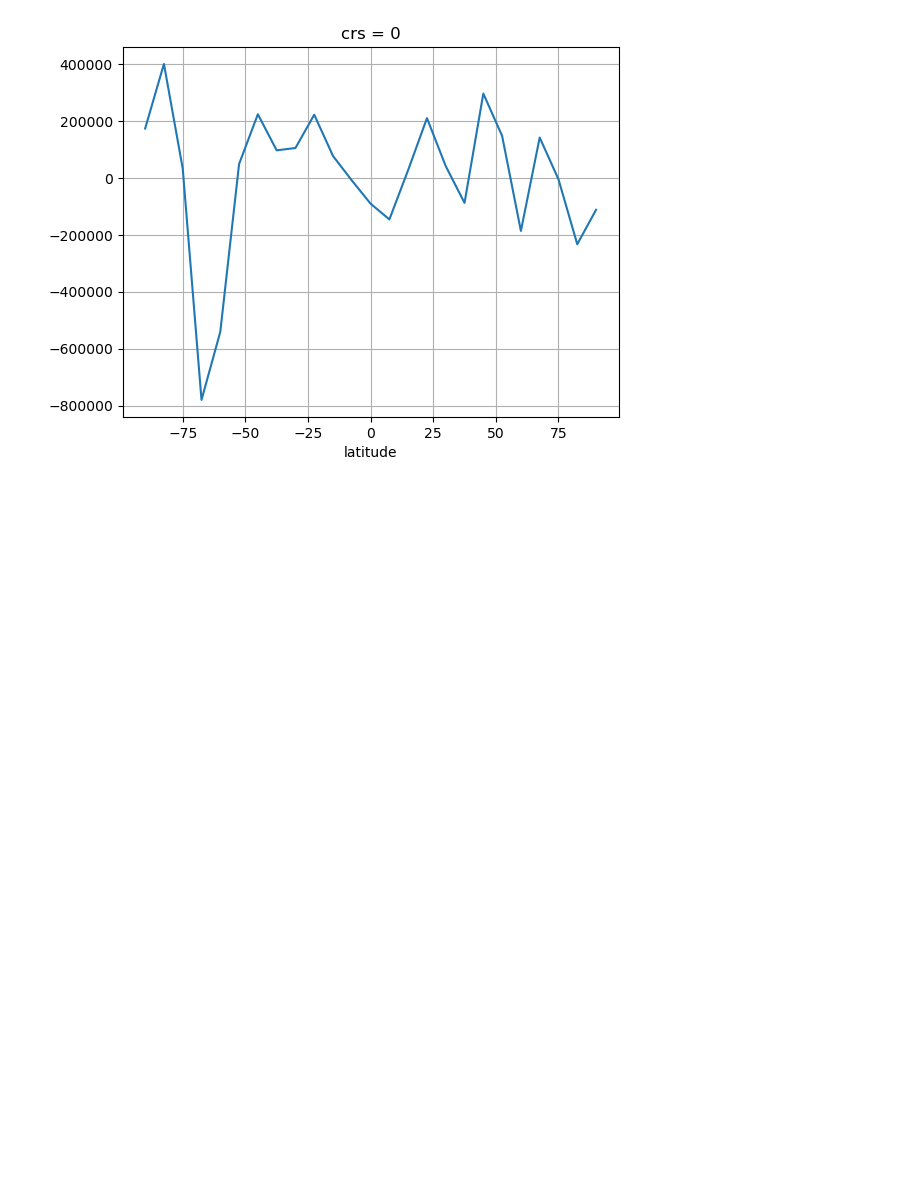
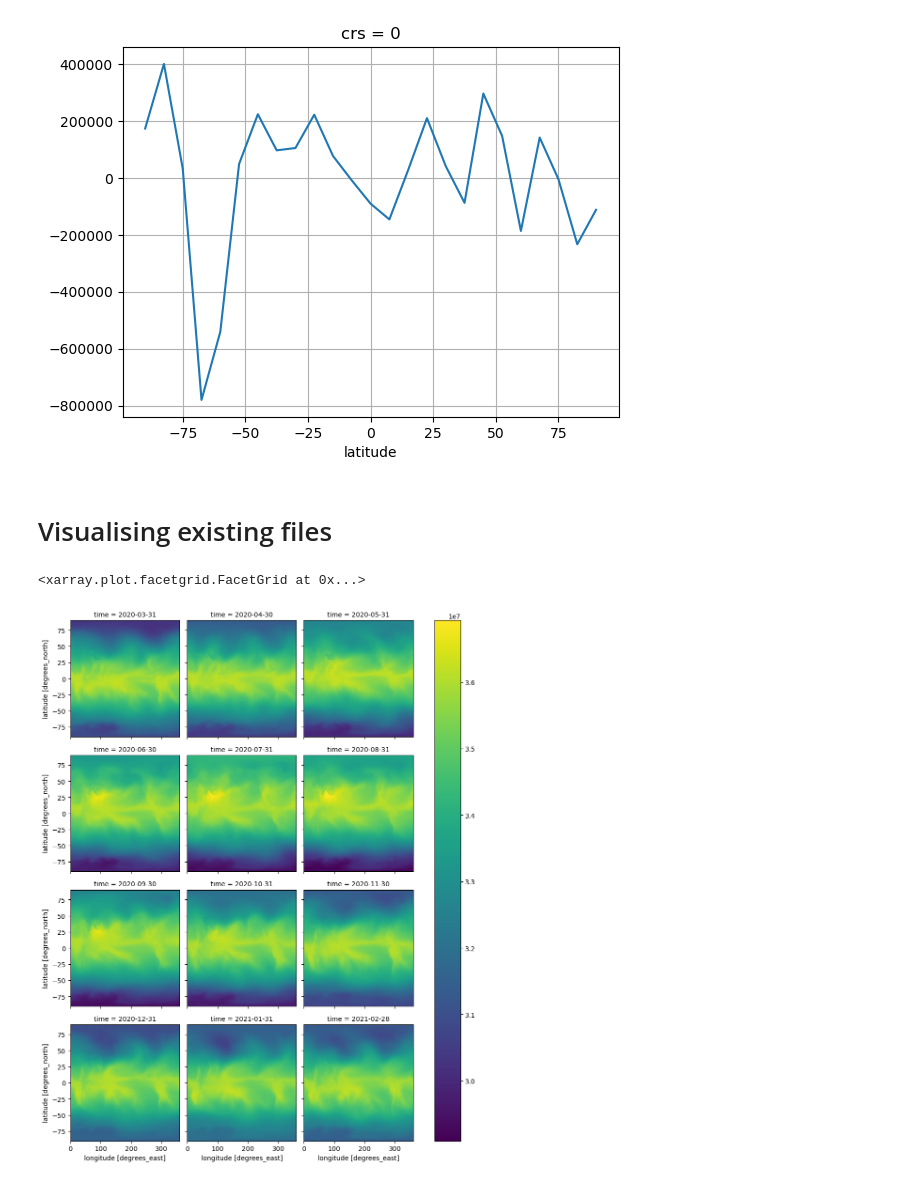
Before and after one commit to fran-morris-research/hackathon-monsoons, a Jupyter notebook: mse/mse.ipynb, the cells around one changed output. Saved outputs shown, nothing was run; the diff lists cells and outputs as text; code cells hidden in the pictures; blank space fills up the shorter version.

```diff
--- a/mse/mse.ipynb
+++ b/mse/mse.ipynb
@@ -264,3 +299,10 @@ vH.sel(time="2020-02-25").mean(dim="time").plot()
 # %%
 # %% [output]
 [figure]
+# %% [markdown]
+# Visualising existing files
+# %%
+xr.open_dataarray("monthly_era5_MSE.nc").plot(col="time",col_wrap=3)
+# %% [output]
+<xarray.plot.facetgrid.FacetGrid at 0x...>
+[figure, added]
```
Also changed, not shown: parts of 7 cells of this notebook, 1 other file.
